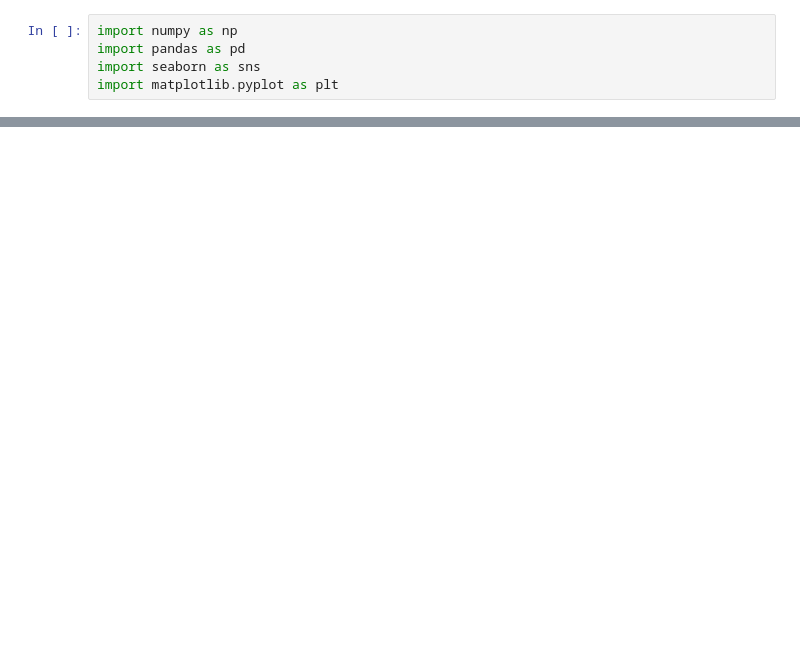
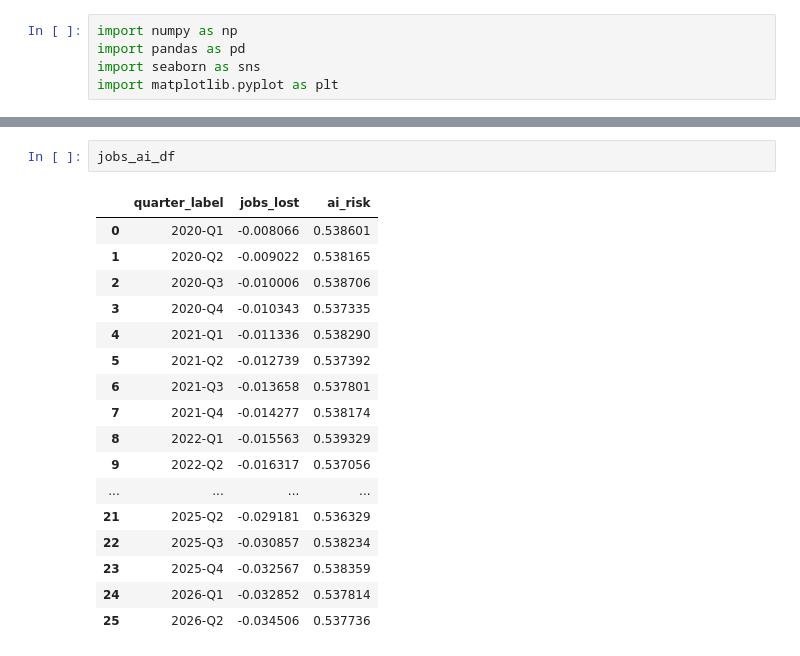
Before and after one commit to Jaxues/AI-automation-analysis, a Jupyter notebook: Analysis.ipynb, the cells around one changed output, grey strips where cells are left out. Cells and saved outputs as stored; diff of their text form; blank space fills up the shorter version.

```diff
--- a/Analysis.ipynb
+++ b/Analysis.ipynb
@@ -197,0 +201,20 @@ SyntaxError: invalid syntax (1983078972.py, line 1)
+# %%
+jobs_ai_df
+# %% [output]
+|  | quarter_label | jobs_lost | ai_risk |
+| 0 | 2020-Q1 | -0.008066 | 0.538601 |
+| 1 | 2020-Q2 | -0.009022 | 0.538165 |
+| 2 | 2020-Q3 | -0.010006 | 0.538706 |
+| 3 | 2020-Q4 | -0.010343 | 0.537335 |
+| 4 | 2021-Q1 | -0.011336 | 0.538290 |
+| 5 | 2021-Q2 | -0.012739 | 0.537392 |
+| 6 | 2021-Q3 | -0.013658 | 0.537801 |
+| 7 | 2021-Q4 | -0.014277 | 0.538174 |
+| 8 | 2022-Q1 | -0.015563 | 0.539329 |
+| 9 | 2022-Q2 | -0.016317 | 0.537056 |
+| ... | ... | ... | ... |
+| 21 | 2025-Q2 | -0.029181 | 0.536329 |
+| 22 | 2025-Q3 | -0.030857 | 0.538234 |
+| 23 | 2025-Q4 | -0.032567 | 0.538359 |
+| 24 | 2026-Q1 | -0.032852 | 0.537814 |
+| 25 | 2026-Q2 | -0.034506 | 0.537736 |
```
Also changed, not shown: parts of 46 cells of this notebook, 23 other files.
